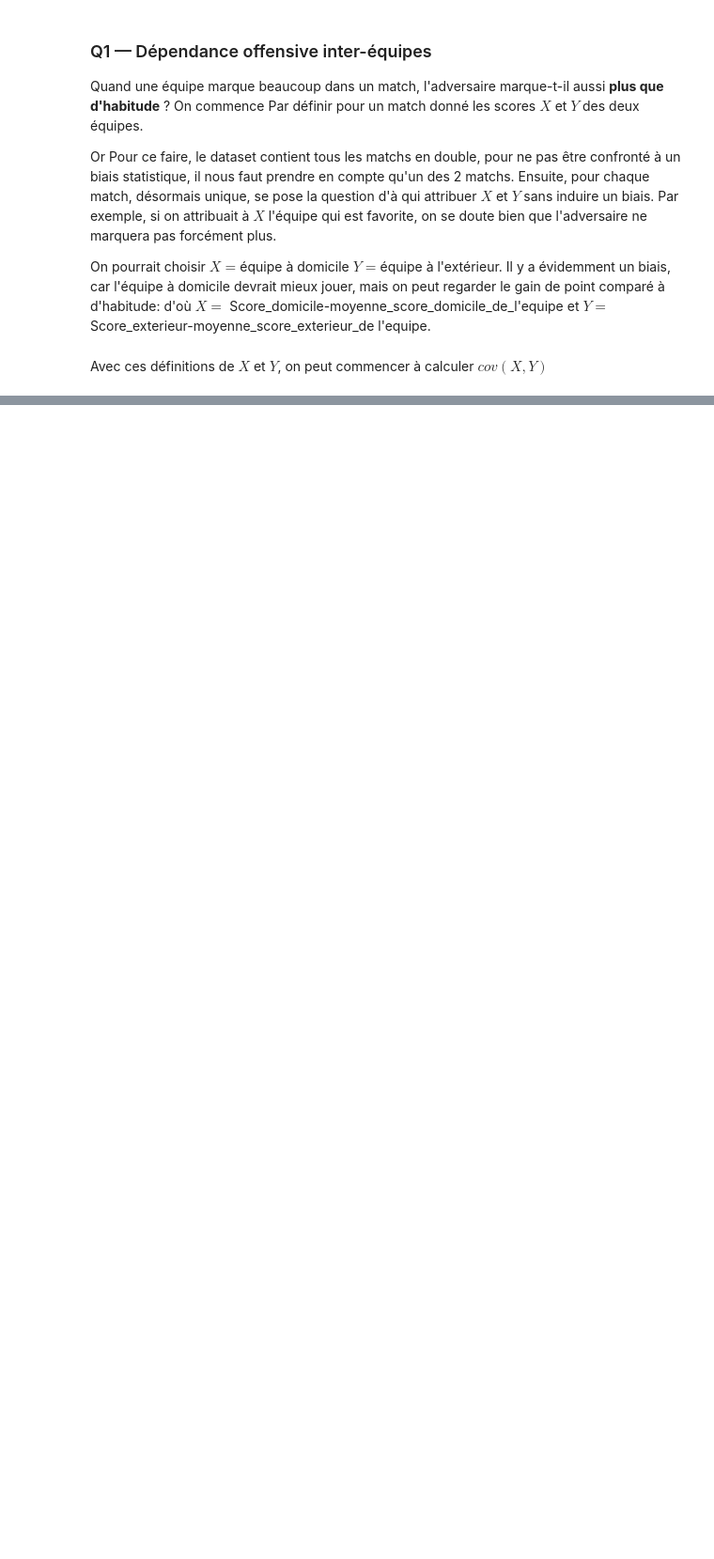
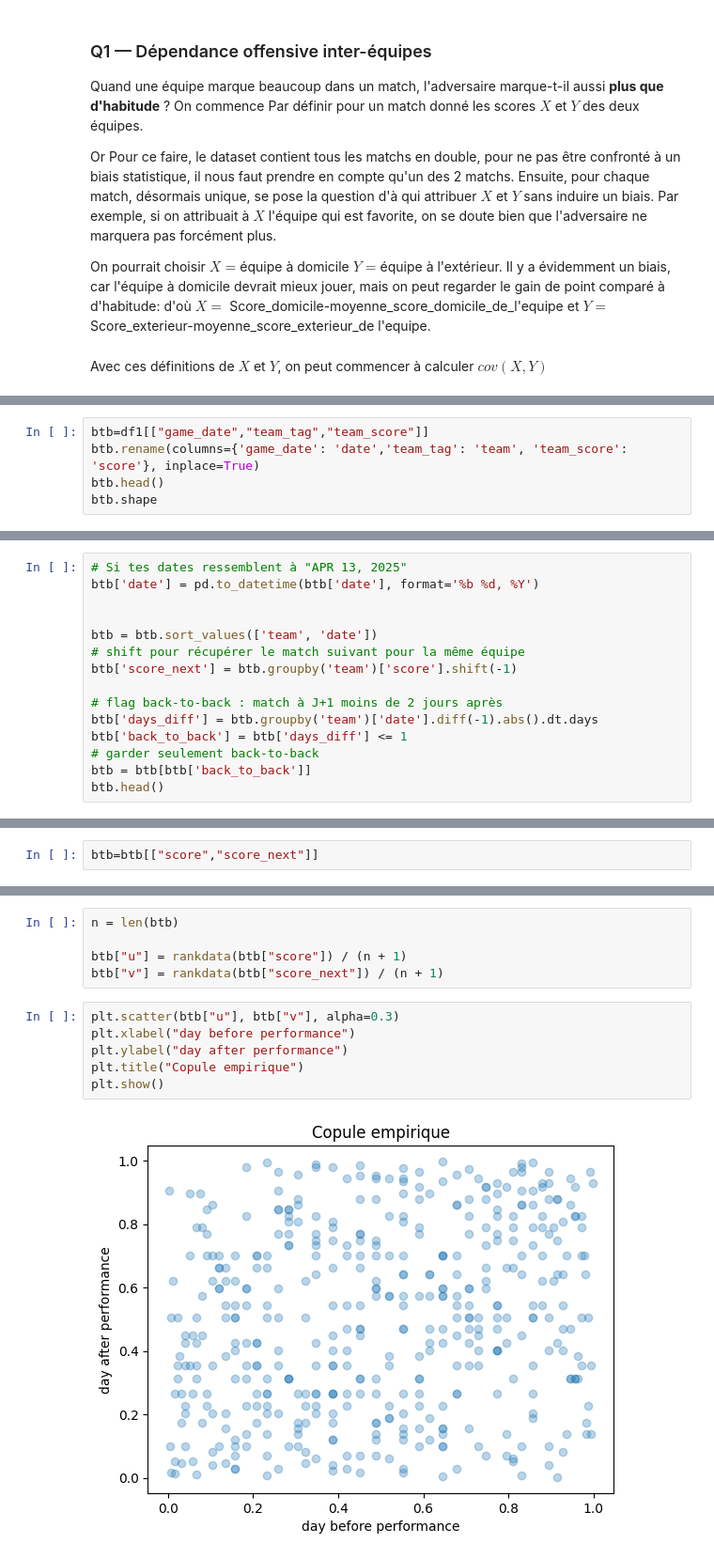
Before and after one commit to Lduvignacq/Analyse-statistique-du-momentum-dans-le-sport---Application-la-NBA, a Jupyter notebook: copule.ipynb, the cells around one changed output, grey strips where cells are left out. Shown at 94% size. Saved outputs shown, nothing was run; the diff lists cells and outputs as text; blank space fills up the shorter version.

```diff
--- a/copule.ipynb
+++ b/copule.ipynb
@@ -44,0 +254,5 @@ df1.head()
+# %%
+btb=df1[["game_date","team_tag","team_score"]]
+btb.rename(columns={'game_date': 'date','team_tag': 'team', 'team_score': 'score'}, inplace=True)
+btb.head()
+btb.shape
@@ -44,0 +270,15 @@ df1.head()
+# %%
+# Si tes dates ressemblent à "APR 13, 2025"
+btb['date'] = pd.to_datetime(btb['date'], format='%b %d, %Y')
+
+
+btb = btb.sort_values(['team', 'date'])
+# shift pour récupérer le match suivant pour la même équipe
+btb['score_next'] = btb.groupby('team')['score'].shift(-1)
+
+# flag back-to-back : match à J+1 moins de 2 jours après
+btb['days_diff'] = btb.groupby('team')['date'].diff(-1).abs().dt.days
+btb['back_to_back'] = btb['days_diff'] <= 1
+# garder seulement back-to-back
+btb = btb[btb['back_to_back']]
+btb.head()
@@ -44,0 +296,2 @@ df1.head()
+# %%
+btb=btb[["score","score_next"]]
@@ -44,0 +310,13 @@ df1.head()
+# %%
+n = len(btb)
+
+btb["u"] = rankdata(btb["score"]) / (n + 1)
+btb["v"] = rankdata(btb["score_next"]) / (n + 1)
+# %%
+plt.scatter(btb["u"], btb["v"], alpha=0.3)
+plt.xlabel("day before performance")
+plt.ylabel("day after performance")
+plt.title("Copule empirique")
+plt.show()
+# %% [output]
+[figure, added]
```
Also changed, not shown: parts of 53 cells of this notebook.
